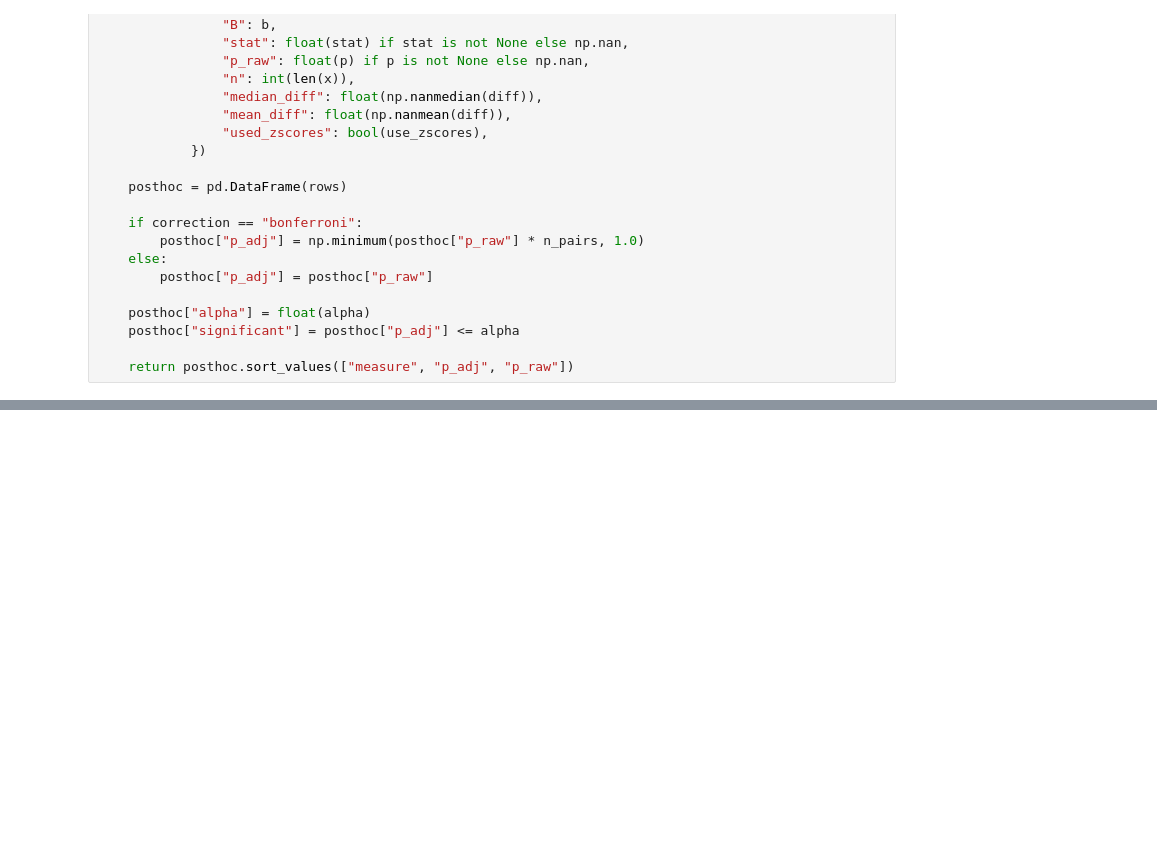
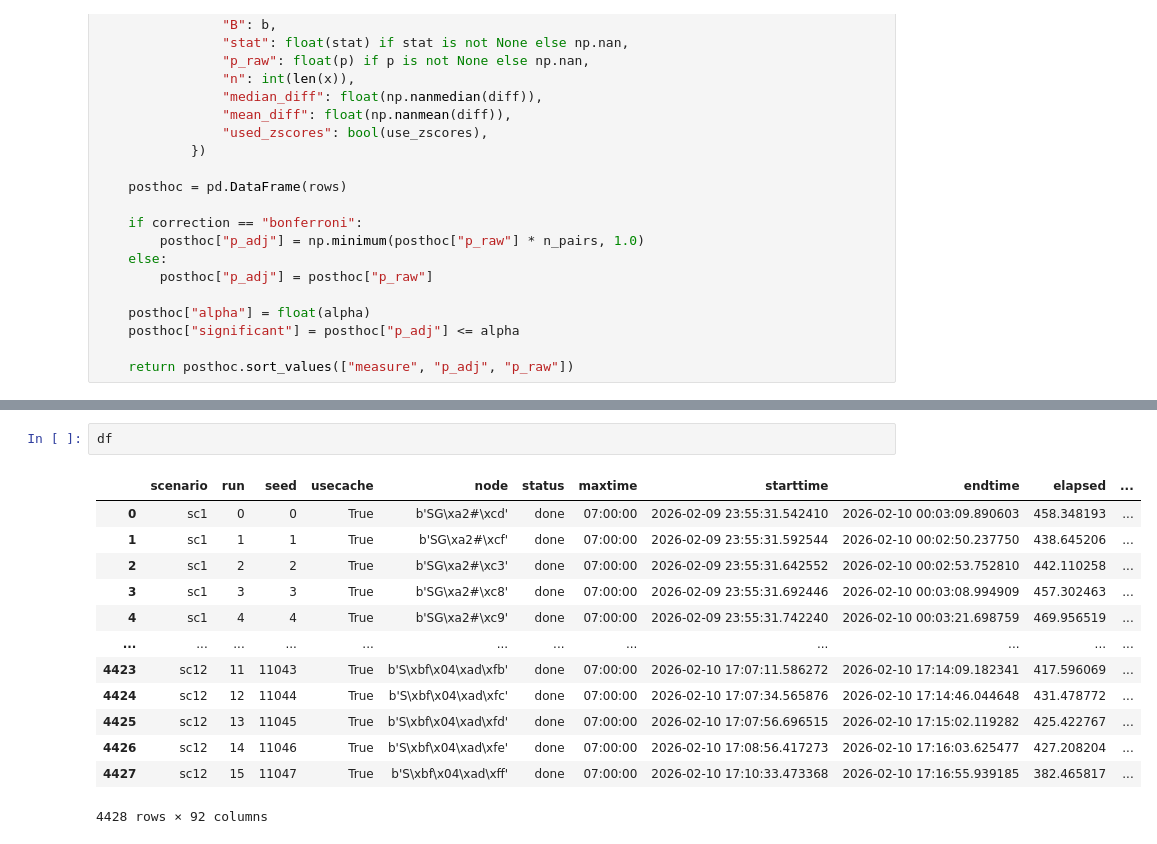
Before and after one commit to Jornvanbeek/bluesky, a Jupyter notebook: plugins/statistics_two.ipynb, the cells around one changed output, grey strips where cells are left out. Cells and saved outputs as stored; diff of their text form; blank space fills up the shorter version.

```diff
--- a/plugins/statistics_two.ipynb
+++ b/plugins/statistics_two.ipynb
@@ -451,5 +455,21 @@ BOL25            192
 FCFS20certain     12
 Name: count, dtype: int64
+# %%
+df
+# %% [output]
+|  | scenario | run | seed | usecache | node | status | maxtime | starttime | endtime | elapsed | ... |
+| 0 | sc1 | 0 | 0 | True | b'SG\xa2#\xcd' | done | 07:00:00 | 2026-02-09 23:55:31.542410 | 2026-02-10 00:03:09.890603 | 458.348193 | ... |
+| 1 | sc1 | 1 | 1 | True | b'SG\xa2#\xcf' | done | 07:00:00 | 2026-02-09 23:55:31.592544 | 2026-02-10 00:02:50.237750 | 438.645206 | ... |
+| 2 | sc1 | 2 | 2 | True | b'SG\xa2#\xc3' | done | 07:00:00 | 2026-02-09 23:55:31.642552 | 2026-02-10 00:02:53.752810 | 442.110258 | ... |
+| 3 | sc1 | 3 | 3 | True | b'SG\xa2#\xc8' | done | 07:00:00 | 2026-02-09 23:55:31.692446 | 2026-02-10 00:03:08.994909 | 457.302463 | ... |
+| 4 | sc1 | 4 | 4 | True | b'SG\xa2#\xc9' | done | 07:00:00 | 2026-02-09 23:55:31.742240 | 2026-02-10 00:03:21.698759 | 469.956519 | ... |
+| ... | ... | ... | ... | ... | ... | ... | ... | ... | ... | ... | ... |
+| 4423 | sc12 | 11 | 11043 | True | b'S\xbf\x04\xad\xfb' | done | 07:00:00 | 2026-02-10 17:07:11.586272 | 2026-02-10 17:14:09.182341 | 417.596069 | ... |
+| 4424 | sc12 | 12 | 11044 | True | b'S\xbf\x04\xad\xfc' | done | 07:00:00 | 2026-02-10 17:07:34.565876 | 2026-02-10 17:14:46.044648 | 431.478772 | ... |
+| 4425 | sc12 | 13 | 11045 | True | b'S\xbf\x04\xad\xfd' | done | 07:00:00 | 2026-02-10 17:07:56.696515 | 2026-02-10 17:15:02.119282 | 425.422767 | ... |
+| 4426 | sc12 | 14 | 11046 | True | b'S\xbf\x04\xad\xfe' | done | 07:00:00 | 2026-02-10 17:08:56.417273 | 2026-02-10 17:16:03.625477 | 427.208204 | ... |
+| 4427 | sc12 | 15 | 11047 | True | b'S\xbf\x04\xad\xff' | done | 07:00:00 | 2026-02-10 17:10:33.473368 | 2026-02-10 17:16:55.939185 | 382.465817 | ... |
+4428 rows × 92 columns
 # %%
 # %% =========================
 # GLOBAL: choose measures once
```
Also changed, not shown: parts of 11 cells of this notebook.
